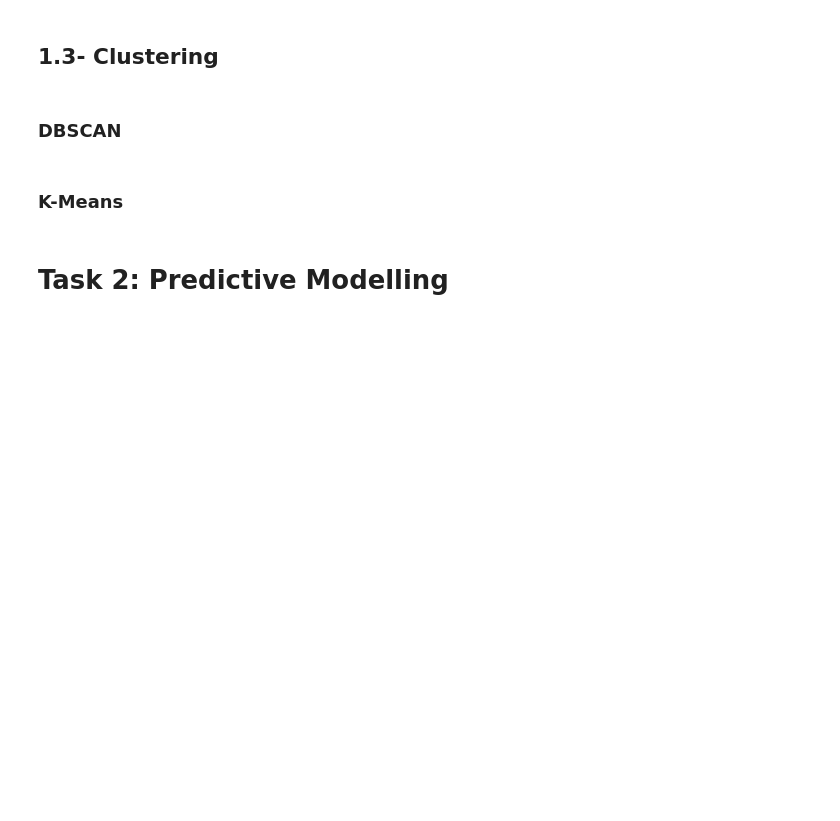
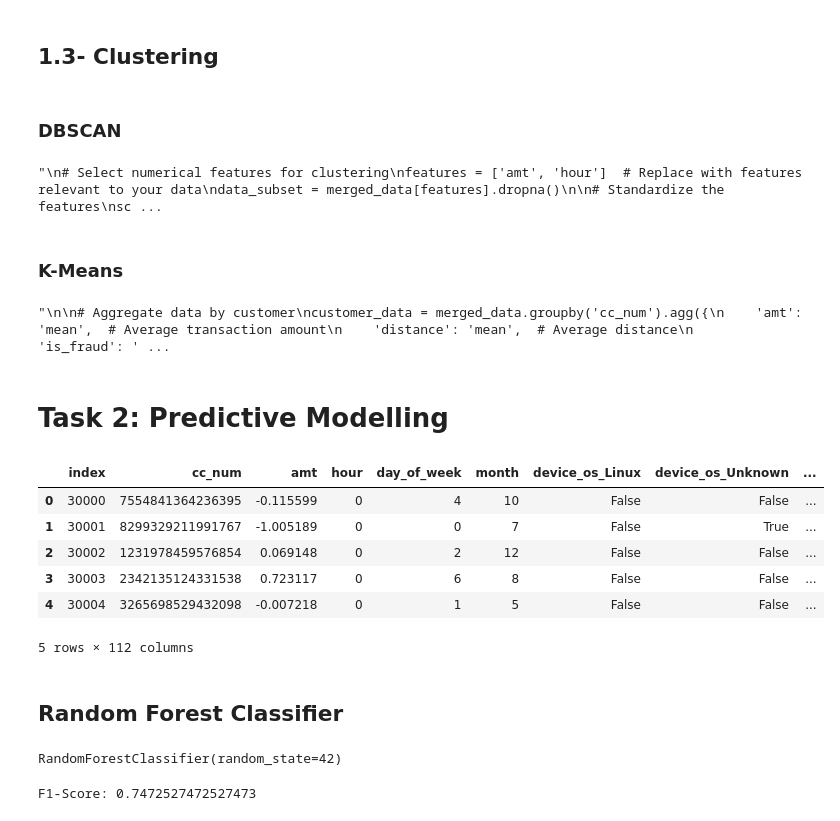
Before and after one commit to ricarim/Credit-Card-Fraud-Detection, a Jupyter notebook: report.ipynb, the cells around one changed output. Cells and saved outputs as stored; diff of their text form; code cells hidden in the pictures; blank space fills up the shorter version.

```diff
--- a/report.ipynb
+++ b/report.ipynb
@@ -668,7 +717,7 @@ X_train, X_test, y_train, y_test = train_test_split(X, y, test_size=0.2, random_
 # %% [markdown]
 ### DBSCAN
 # %%
-
+"""
 # Select numerical features for clustering
 features = ['amt', 'hour']  # Replace with features relevant to your data
 data_subset = merged_data[features].dropna()
@@ -688,9 +737,14 @@ merged_data['cluster'] = clusters
 sns.scatterplot(data=merged_data, x='amt', y='hour', hue='cluster', palette='tab10')
 plt.title('DBSCAN Clustering of Transactions')
 plt.show()
+"""
+# %% [output]
+"\n# Select numerical features for clustering\nfeatures = ['amt', 'hour']  # Replace with features relevant to your data\ndata_subset = merged_data[features].dropna()\n\n# Standardize the features\nsc ...
 # %% [markdown]
 ### K-Means
 # %%
+"""
+
 # Aggregate data by customer
 customer_data = merged_data.groupby('cc_num').agg({
     'amt': 'mean',  # Average transaction amount
@@ -715,5 +769,74 @@ customer_data['cluster'] = kmeans.fit_predict(scaled_features)
 sns.scatterplot(data=customer_data, x='amt', y='is_fraud', hue='cluster', palette='tab10')
 plt.title('Customer Clustering Based on Behavior')
 plt.show()
+
+"""
+# %% [output]
+"\n\n# Aggregate data by customer\ncustomer_data = merged_data.groupby('cc_num').agg({\n    'amt': 'mean',  # Average transaction amount\n    'distance': 'mean',  # Average distance\n    'is_fraud': ' ...
 # %% [markdown]
 # Task 2: Predictive Modelling
+# %%
+kaggle_data = pd.read_csv('kaggle-data/test_transactions.csv')
+
+kaggle_data['amt'] = kaggle_data['amt'].fillna(kaggle_data['amt'].mean())
+kaggle_data['device_os'] = kaggle_data['device_os'].fillna('Unknown')
+
+# Convert unix_time to datetime
+kaggle_data['datetime'] = pd.to_datetime(kaggle_data['unix_time'], unit='s')
+
+# Extract hour, day of the week, and month
+kaggle_data['hour'] = kaggle_data['datetime'].dt.hour
+kaggle_data['day_of_week'] = kaggle_data['datetime'].dt.dayofweek  # 0=Monday, 6=Sunday
+kaggle_data['month'] = kaggle_data['datetime'].dt.month
+
+# Drop the intermediate 'datetime' column if not needed
+kaggle_data.drop('datetime', axis=1, inplace=True)
+
+
+#kaggle_data['age'] = 2023 - pd.to_datetime(kaggle_data['dob']).dt.year
+
+# Calculate age
+#kaggle_data['age'] = pd.to_datetime('2023-01-01') - pd.to_datetime(kaggle_data['dob'])
+#kaggle_data['age'] = kaggle_data['age'].dt.days // 365
+
+# Bin age into groups
+#bins = [0, 25, 35, 50, 65, 100]
+#labels = ['<25', '25-35', '35-50', '50-65', '65+']
+#kaggle_data['age_group'] = pd.cut(kaggle_data['age'], bins=bins, labels=labels, right=False)
+
+# One-hot encoding example
+kaggle_data = pd.get_dummies(kaggle_data, columns=['device_os','merchant'], drop_first=False)
+
+numerical_columns = ['amt'] # Maybe add more numeric collums
+scaler = StandardScaler()
+kaggle_data[numerical_columns] = scaler.fit_transform(kaggle_data[numerical_columns])
+
+kaggle_data.drop(['trans_num', 'unix_time', 'trans_date_trans_time'], axis=1, inplace=True)
+
+kaggle_data.insert(6,'device_os_Linux',False)
+# %%
+kaggle_data.head()
+# %% [output]
+|  | index | cc_num | amt | hour | day_of_week | month | device_os_Linux | device_os_Unknown | ... |
+| 0 | 30000 | 7554841364236395 | -0.115599 | 0 | 4 | 10 | False | False | ... |
+| 1 | 30001 | 8299329211991767 | -1.005189 | 0 | 0 | 7 | False | True | ... |
+| 2 | 30002 | 1231978459576854 | 0.069148 | 0 | 2 | 12 | False | False | ... |
+| 3 | 30003 | 2342135124331538 | 0.723117 | 0 | 6 | 8 | False | False | ... |
+| 4 | 30004 | 3265698529432098 | -0.007218 | 0 | 1 | 5 | False | False | ... |
+5 rows × 112 columns
+# %% [markdown]
+## Random Forest Classifier
+# %%
+# Train a Random Forest Classifier
+clf = RandomForestClassifier(random_state=42)
+clf.fit(X_train, y_train)
+# %% [output]
+RandomForestClassifier(random_state=42)
+# %%
+# Predict fraud (binary labels)
+y_pred = clf.predict(X_test)
+
+f1 = f1_score(y_test, y_pred)
+print(f"F1-Score: {f1}")
+# %% [output]
+F1-Score: 0.7472527472527473
```
Also changed, not shown: parts of 83 cells of this notebook, 16 other files.
